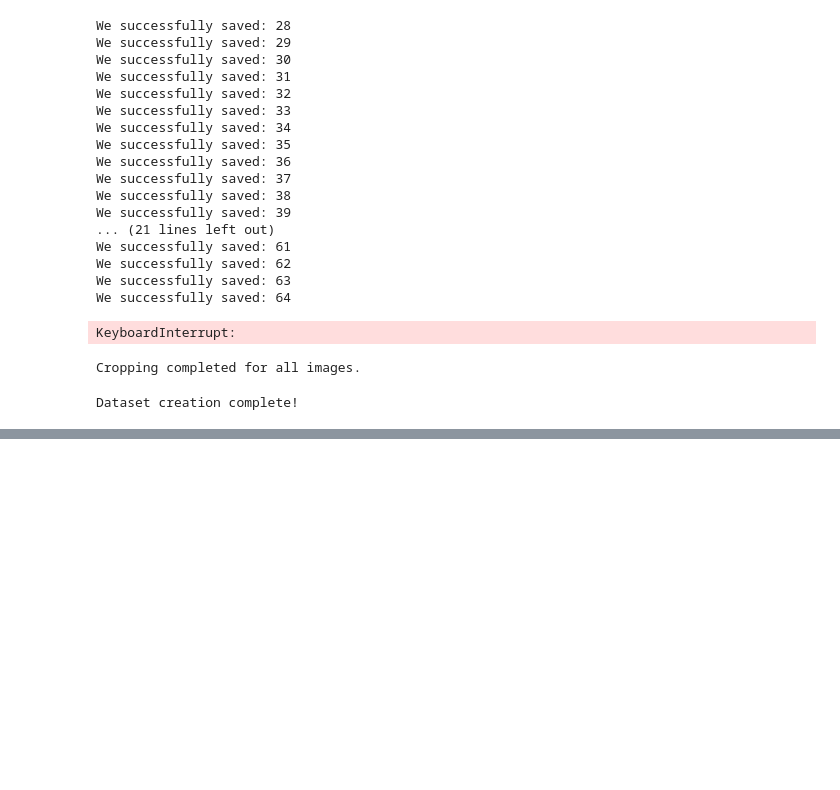
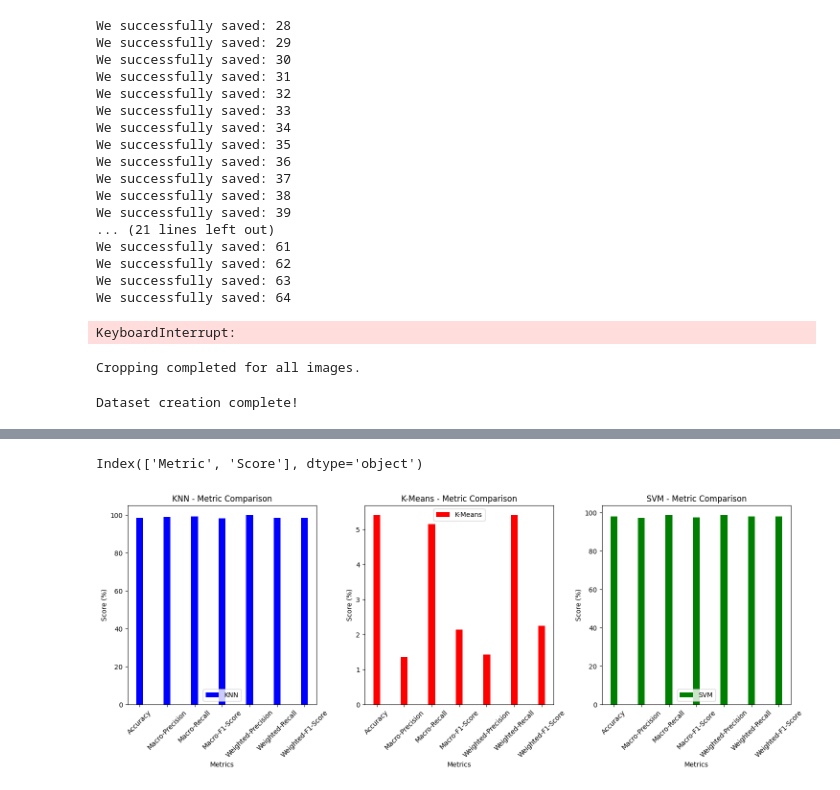
Before and after one commit to ol752274/Ml_Project1, a Jupyter notebook: project.ipynb, the cells around one changed output, grey strips where cells are left out. Saved outputs shown, nothing was run; the diff lists cells and outputs as text; code cells hidden in the pictures; blank space fills up the shorter version.

```diff
--- a/project.ipynb
+++ b/project.ipynb
@@ -197,0 +232,50 @@ train_x,test_x,train_y,test_y = train_test_split(X,Y, test_size = 0.2)
+# %%
+import pandas as pd
+
+# Load the analysis.csv file
+df_results = pd.read_csv('analysis.csv')
+
+# Print column names to see what is available
+print(df_results.columns)
+# %% [output]
+Index(['Metric', 'Score'], dtype='object')
+# %%
+import pandas as pd
+import matplotlib.pyplot as plt
+
+df_results = pd.read_csv('analysis.csv')
+
+metrics = ['Accuracy', 'Macro-Precision', 'Macro-Recall', 'Macro-F1-Score',
+           'Weighted-Precision', 'Weighted-Recall', 'Weighted-F1-Score']
+models = ['KNN', 'K-Means', 'SVM']
+
+model_scores = {model: [] for model in models}
+
+for model in models:
+    for metric in metrics:
+        score = df_results.loc[(df_results['Model'] == model) & (df_results['Metric'] == metric), 'Score'].values[0]
+        model_scores[model].append(score)
+
+max_score = max([max(scores) for scores in model_scores.values()])
+
+scaled_model_scores = {model: [score / max_score * 100 for score in scores] for model, scores in model_scores.items()}
+
+bar_width = 0.25
+index = range(len(metrics))
+
+fig, axs = plt.subplots(1, 3, figsize=(15, 6))
+
+for i, model in enumerate(models):
+    axs[i].bar(index, scaled_model_scores[model], bar_width, label=model, color='blue' if model == 'KNN' else ('red' if model == 'K-Means' else 'green'))
+
+    axs[i].set_xlabel('Metrics')
+    axs[i].set_ylabel('Score (%)')
+    axs[i].set_title(f'{model} - Metric Comparison')
+    axs[i].set_xticks(index)
+    axs[i].set_xticklabels(metrics, rotation=45)
+    axs[i].legend()
+
+plt.tight_layout()
+plt.show()
+# %% [output]
+[figure, added]
```
Also changed, not shown: parts of 5 cells of this notebook, 16 other files.
